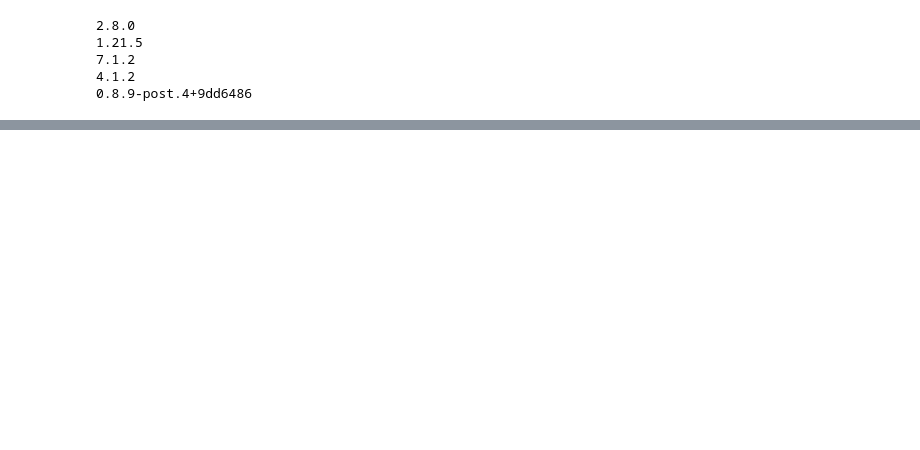
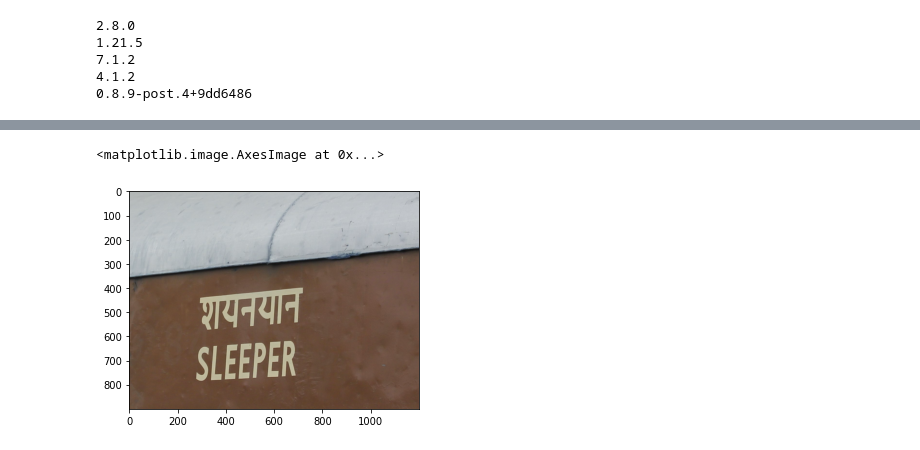
Before and after one commit to cowFarmer/AI_study, a Jupyter notebook: GoingDeeper/G12_make_OCR/G12_make_OCR.ipynb, the cells around one changed output, grey strips where cells are left out. Saved outputs shown, nothing was run; the diff lists cells and outputs as text; code cells hidden in the pictures; blank space fills up the shorter version.

```diff
--- a/GoingDeeper/G12_make_OCR/G12_make_OCR.ipynb
+++ b/GoingDeeper/G12_make_OCR/G12_make_OCR.ipynb
@@ -77,2 +496,9 @@ Downloading /root/.keras-ocr/craft_mlt_25k.h5
+# %%
+test_img = cv2.imread(SAMPLE_IMG_PATH)
+
+plt.imshow(test_img)
+# %% [output]
+<matplotlib.image.AxesImage at 0x...>
+[figure, added]
 # %%
 def detect_text(img_path):
```
Also changed, not shown: parts of 36 cells of this notebook, 1 other file.
